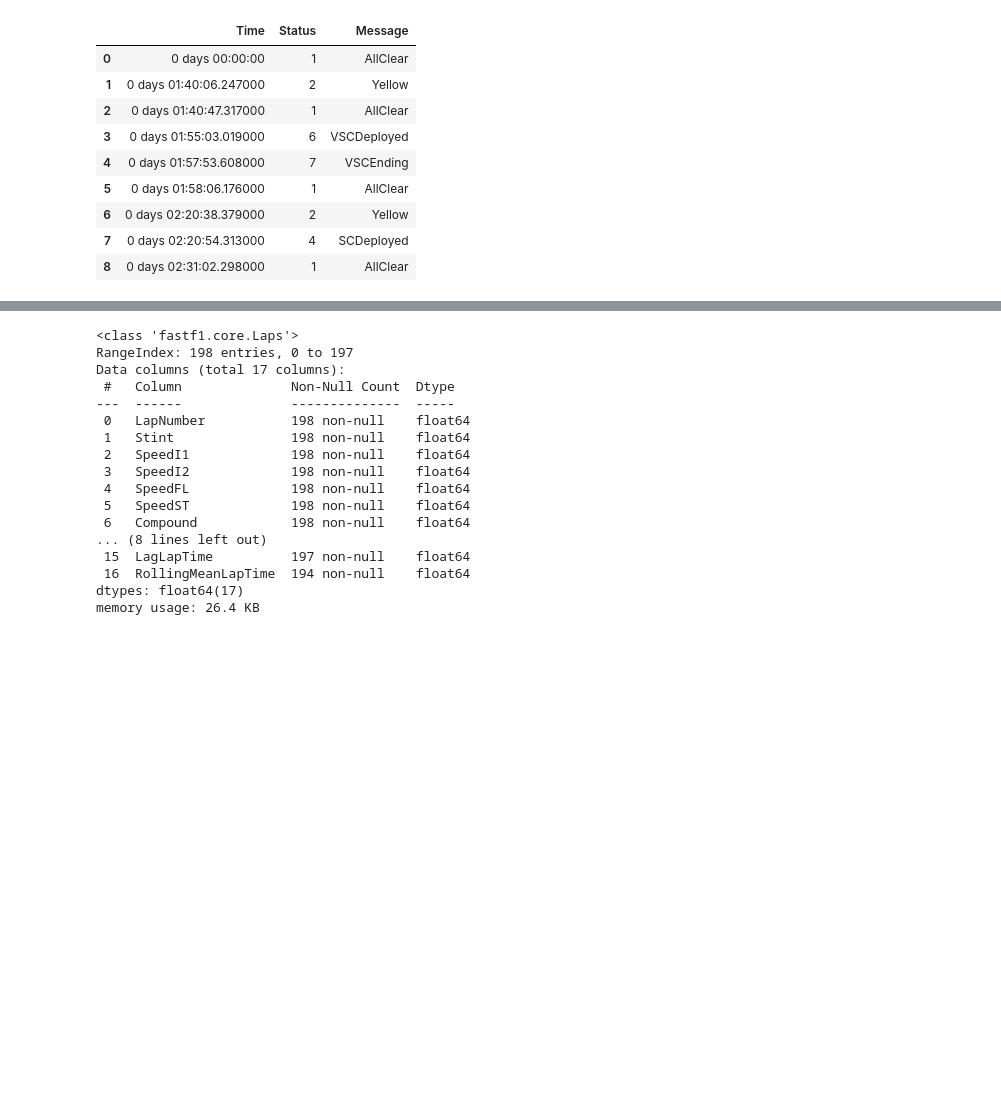
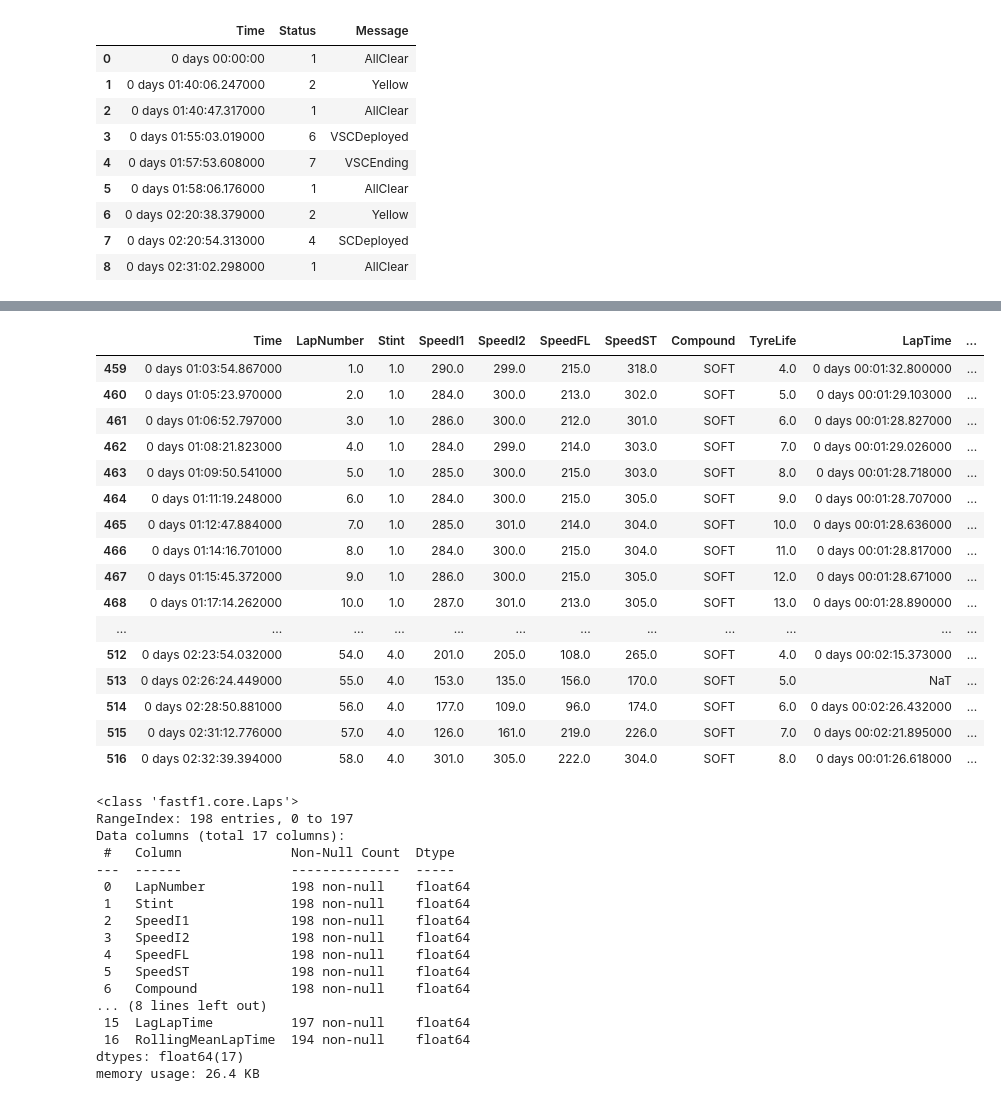
Before and after one commit to vicmcl/ml-laptime, a Jupyter notebook: ml_laptime/notebook/train.ipynb, the cells around one changed output, grey strips where cells are left out. Cells and saved outputs as stored; diff of their text form; code cells hidden in the pictures; blank space fills up the shorter version.

```diff
--- a/ml_laptime/notebook/train.ipynb
+++ b/ml_laptime/notebook/train.ipynb
@@ -84,0 +108,6 @@ status
+# %%
+laps = data[2021]['Abu Dhabi Grand Prix']['laps'][columns_laps]
+status = process_track_status('Abu Dhabi Grand Prix', 2021)
+print(status)
+laps_rem = remove_incidents(laps, status)
+laps_rem
@@ -84,0 +131,20 @@ status
+# %%
+laps
+# %% [output]
+|  | Time | LapNumber | Stint | SpeedI1 | SpeedI2 | SpeedFL | SpeedST | Compound | TyreLife | LapTime | ... |
+| 459 | 0 days 01:03:54.867000 | 1.0 | 1.0 | 290.0 | 299.0 | 215.0 | 318.0 | SOFT | 4.0 | 0 days 00:01:32.800000 | ... |
+| 460 | 0 days 01:05:23.970000 | 2.0 | 1.0 | 284.0 | 300.0 | 213.0 | 302.0 | SOFT | 5.0 | 0 days 00:01:29.103000 | ... |
+| 461 | 0 days 01:06:52.797000 | 3.0 | 1.0 | 286.0 | 300.0 | 212.0 | 301.0 | SOFT | 6.0 | 0 days 00:01:28.827000 | ... |
+| 462 | 0 days 01:08:21.823000 | 4.0 | 1.0 | 284.0 | 299.0 | 214.0 | 303.0 | SOFT | 7.0 | 0 days 00:01:29.026000 | ... |
+| 463 | 0 days 01:09:50.541000 | 5.0 | 1.0 | 285.0 | 300.0 | 215.0 | 303.0 | SOFT | 8.0 | 0 days 00:01:28.718000 | ... |
+| 464 | 0 days 01:11:19.248000 | 6.0 | 1.0 | 284.0 | 300.0 | 215.0 | 305.0 | SOFT | 9.0 | 0 days 00:01:28.707000 | ... |
+| 465 | 0 days 01:12:47.884000 | 7.0 | 1.0 | 285.0 | 301.0 | 214.0 | 304.0 | SOFT | 10.0 | 0 days 00:01:28.636000 | ... |
+| 466 | 0 days 01:14:16.701000 | 8.0 | 1.0 | 284.0 | 300.0 | 215.0 | 304.0 | SOFT | 11.0 | 0 days 00:01:28.817000 | ... |
+| 467 | 0 days 01:15:45.372000 | 9.0 | 1.0 | 286.0 | 300.0 | 215.0 | 305.0 | SOFT | 12.0 | 0 days 00:01:28.671000 | ... |
+| 468 | 0 days 01:17:14.262000 | 10.0 | 1.0 | 287.0 | 301.0 | 213.0 | 305.0 | SOFT | 13.0 | 0 days 00:01:28.890000 | ... |
+| ... | ... | ... | ... | ... | ... | ... | ... | ... | ... | ... | ... |
+| 512 | 0 days 02:23:54.032000 | 54.0 | 4.0 | 201.0 | 205.0 | 108.0 | 265.0 | SOFT | 4.0 | 0 days 00:02:15.373000 | ... |
+| 513 | 0 days 02:26:24.449000 | 55.0 | 4.0 | 153.0 | 135.0 | 156.0 | 170.0 | SOFT | 5.0 | NaT | ... |
+| 514 | 0 days 02:28:50.881000 | 56.0 | 4.0 | 177.0 | 109.0 | 96.0 | 174.0 | SOFT | 6.0 | 0 days 00:02:26.432000 | ... |
+| 515 | 0 days 02:31:12.776000 | 57.0 | 4.0 | 126.0 | 161.0 | 219.0 | 226.0 | SOFT | 7.0 | 0 days 00:02:21.895000 | ... |
+| 516 | 0 days 02:32:39.394000 | 58.0 | 4.0 | 301.0 | 305.0 | 222.0 | 304.0 | SOFT | 8.0 | 0 days 00:01:26.618000 | ... |
```
Also changed, not shown: parts of 7 cells of this notebook.
